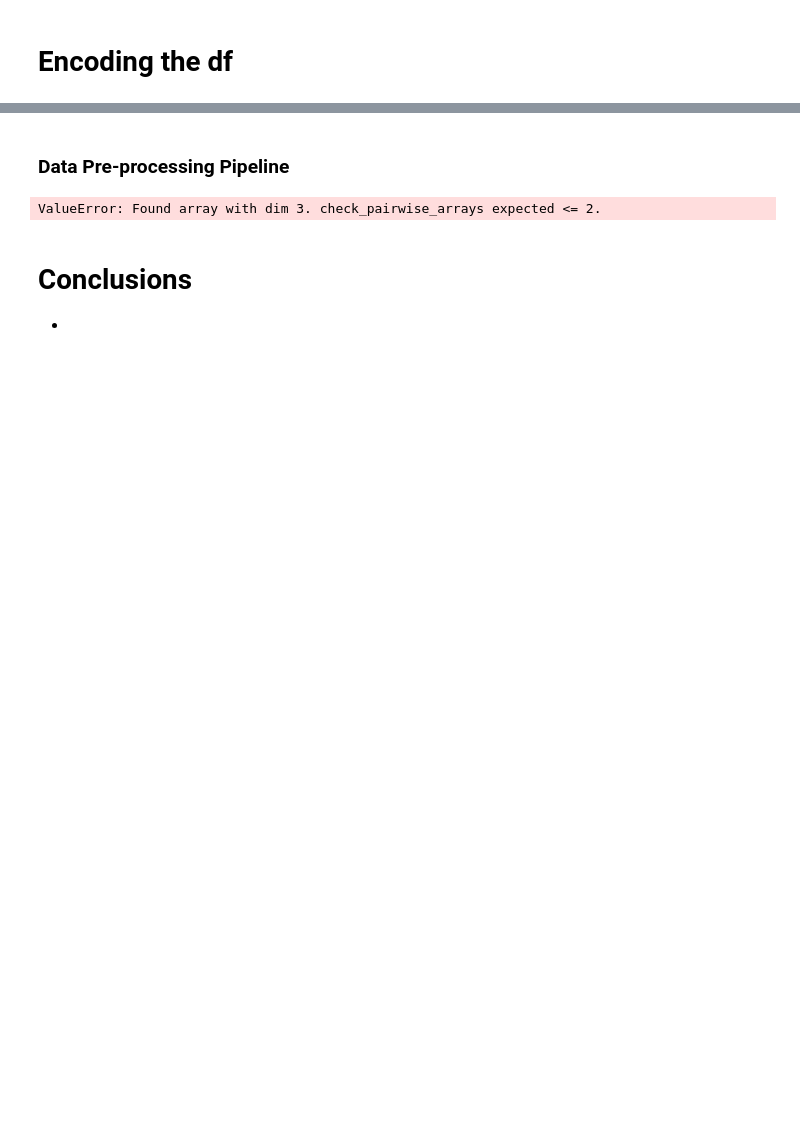
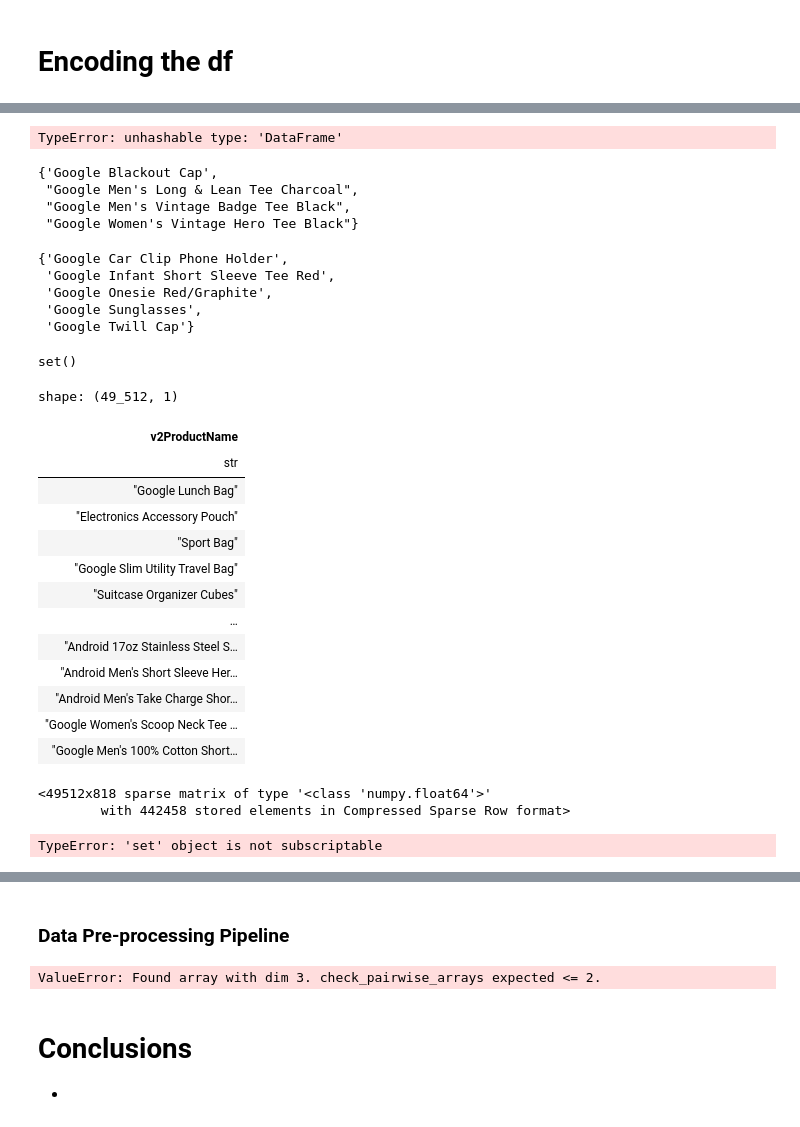
Before and after one commit to Andrew-Bordei/Data-Science, a Jupyter notebook: recommendation_system/notebooks/preprocessing.ipynb, the cells around one changed output, grey strips where cells are left out. Saved outputs shown, nothing was run; the diff lists cells and outputs as text; code cells hidden in the pictures; blank space fills up the shorter version.

```diff
--- a/recommendation_system/notebooks/preprocessing.ipynb
+++ b/recommendation_system/notebooks/preprocessing.ipynb
@@ -302,0 +412,41 @@ shape: (1, 1)
+# %%
+actual_bought=set(actual_bought)
+rec=set(rec)
+# %% [output]
+TypeError: unhashable type: 'DataFrame'
+# %%
+actual_bought
+# %% [output]
+{'Google Blackout Cap',
+ "Google Men's Long & Lean Tee Charcoal",
+ "Google Men's Vintage Badge Tee Black",
+ "Google Women's Vintage Hero Tee Black"}
+# %%
+rec
+# %% [output]
+{'Google Car Clip Phone Holder',
+ 'Google Infant Short Sleeve Tee Red',
+ 'Google Onesie Red/Graphite',
+ 'Google Sunglasses',
+ 'Google Twill Cap'}
+# %%
+set(actual_bought & rec)
+# %% [output]
+set()
+# %%
+df.select(pl.col('v2ProductName'))
+# %% [output]
+shape: (49_512, 1)
+| v2ProductName |
+| str |
+| "Google Lunch Bag" |
+| "Electronics Accessory Pouch" |
+| "Sport Bag" |
+| "Google Slim Utility Travel Bag" |
+| "Suitcase Organizer Cubes" |
+| … |
+| "Android 17oz Stainless Steel S… |
+| "Android Men's Short Sleeve Her… |
+| "Android Men's Take Charge Shor… |
+| "Google Women's Scoop Neck Tee … |
+| "Google Men's 100% Cotton Short… |
@@ -302,0 +456,10 @@ shape: (1, 1)
+# %%
+tfidf = vectorizer.fit_transform(df['v2ProductName'])
+tfidf
+# %% [output]
+<49512x818 sparse matrix of type '<class 'numpy.float64'>'
+        with 442458 stored elements in Compressed Sparse Row format>
+# %%
+recall(actual_bought, rec, 3)
+# %% [output]
+TypeError: 'set' object is not subscriptable
```
Also changed, not shown: parts of 24 cells of this notebook, 1 other file.
